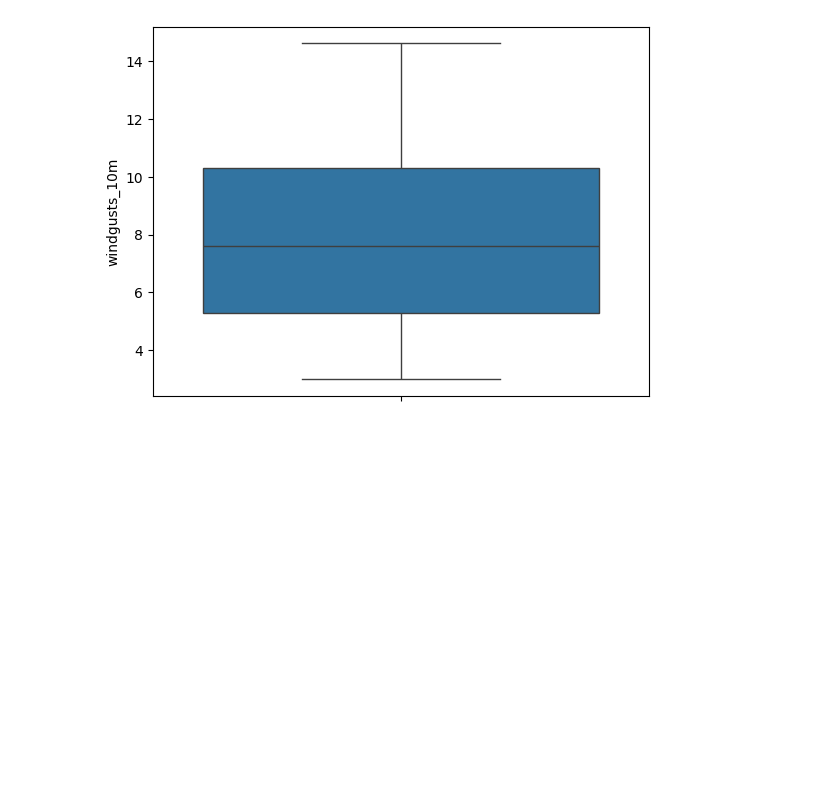
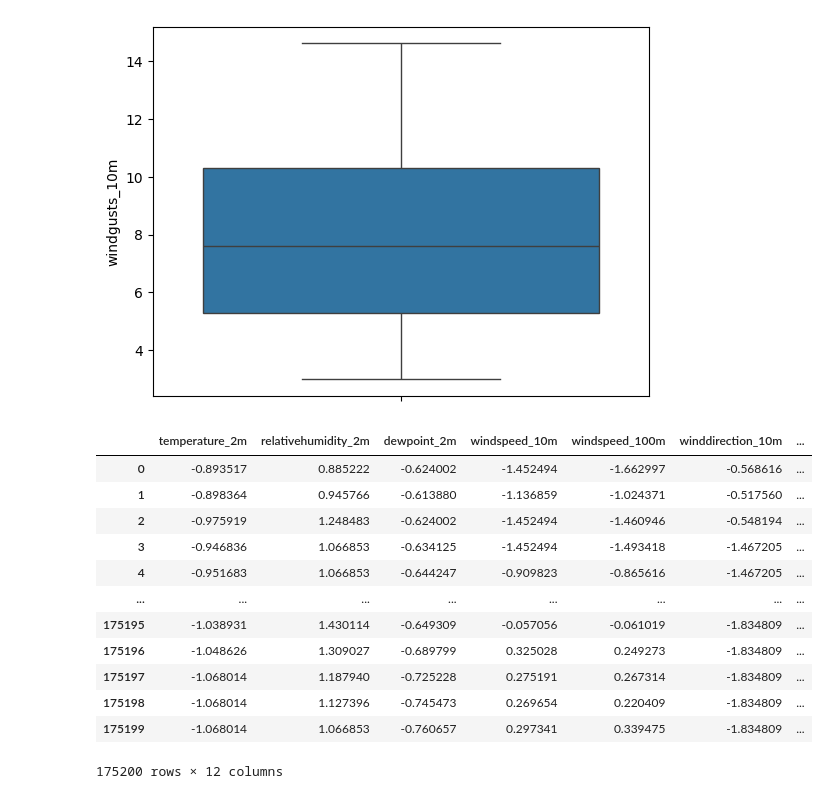
Before and after one commit to dipanshu330/DipanshuChaudhary, a Jupyter notebook: Dipanshuchaudhary.ipynb, the cells around one changed output. Drawn from its saved outputs; the diff is of its cells as text; code cells hidden in the pictures; blank space fills up the shorter version.

```diff
--- a/Dipanshuchaudhary.ipynb
+++ b/Dipanshuchaudhary.ipynb
@@ -345,0 +355,20 @@ sns.boxplot(updated_df['windgusts_10m'])
+# %%
+updated_df['Time'] = pd.to_datetime(updated_df['Time'])
+updated_df['Hour'] = updated_df['Time'].dt.hour
+updated_df['Month'] = updated_df['Time'].dt.month
+updated_df['Day'] = updated_df['Time'].dt.day
+updated_df.drop('Time', axis=1)
+# %% [output]
+|  | temperature_2m | relativehumidity_2m | dewpoint_2m | windspeed_10m | windspeed_100m | winddirection_10m | ... |
+| 0 | -0.893517 | 0.885222 | -0.624002 | -1.452494 | -1.662997 | -0.568616 | ... |
+| 1 | -0.898364 | 0.945766 | -0.613880 | -1.136859 | -1.024371 | -0.517560 | ... |
+| 2 | -0.975919 | 1.248483 | -0.624002 | -1.452494 | -1.460946 | -0.548194 | ... |
+| 3 | -0.946836 | 1.066853 | -0.634125 | -1.452494 | -1.493418 | -1.467205 | ... |
+| 4 | -0.951683 | 1.066853 | -0.644247 | -0.909823 | -0.865616 | -1.467205 | ... |
+| ... | ... | ... | ... | ... | ... | ... | ... |
+| 175195 | -1.038931 | 1.430114 | -0.649309 | -0.057056 | -0.061019 | -1.834809 | ... |
+| 175196 | -1.048626 | 1.309027 | -0.689799 | 0.325028 | 0.249273 | -1.834809 | ... |
+| 175197 | -1.068014 | 1.187940 | -0.725228 | 0.275191 | 0.267314 | -1.834809 | ... |
+| 175198 | -1.068014 | 1.127396 | -0.745473 | 0.269654 | 0.220409 | -1.834809 | ... |
+| 175199 | -1.068014 | 1.066853 | -0.760657 | 0.297341 | 0.339475 | -1.834809 | ... |
+175200 rows × 12 columns
```
Also changed, not shown: parts of 14 cells of this notebook.
